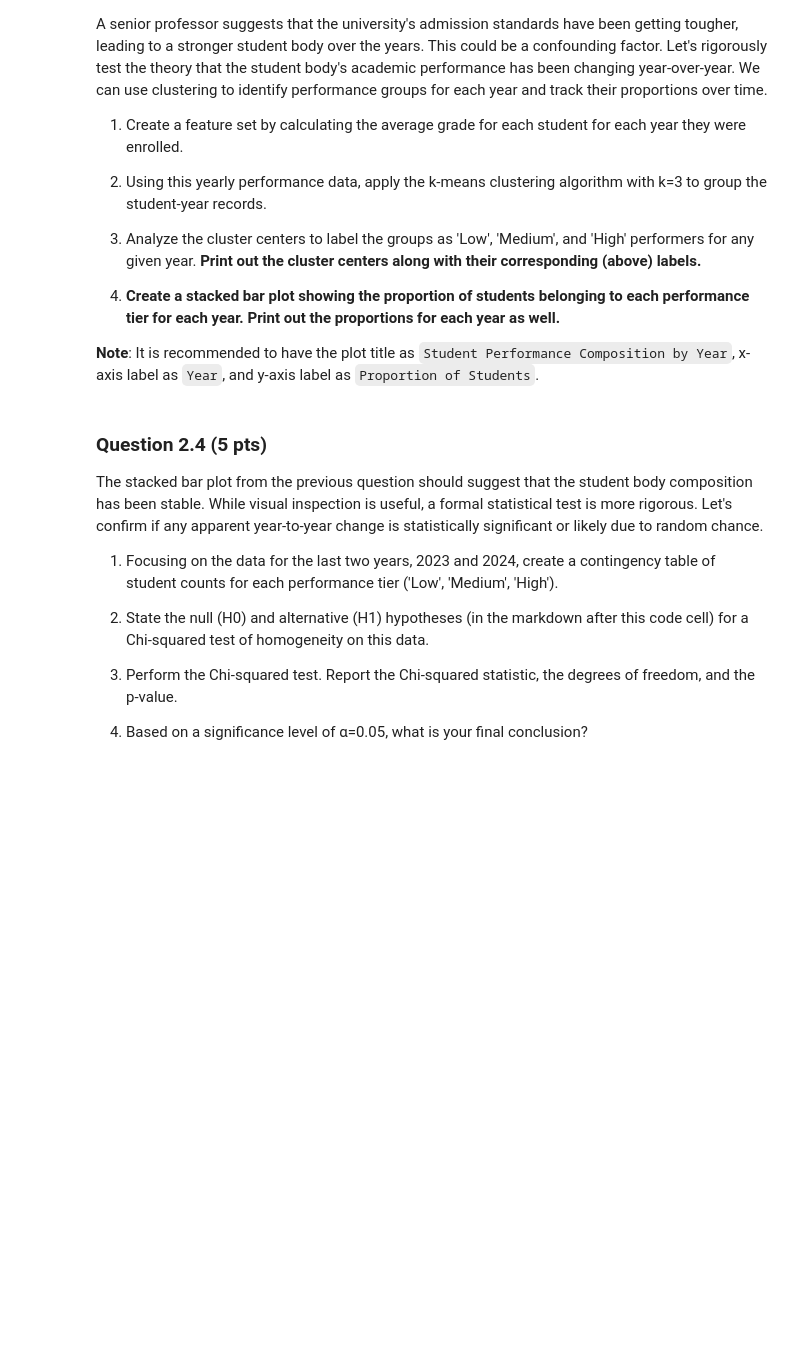
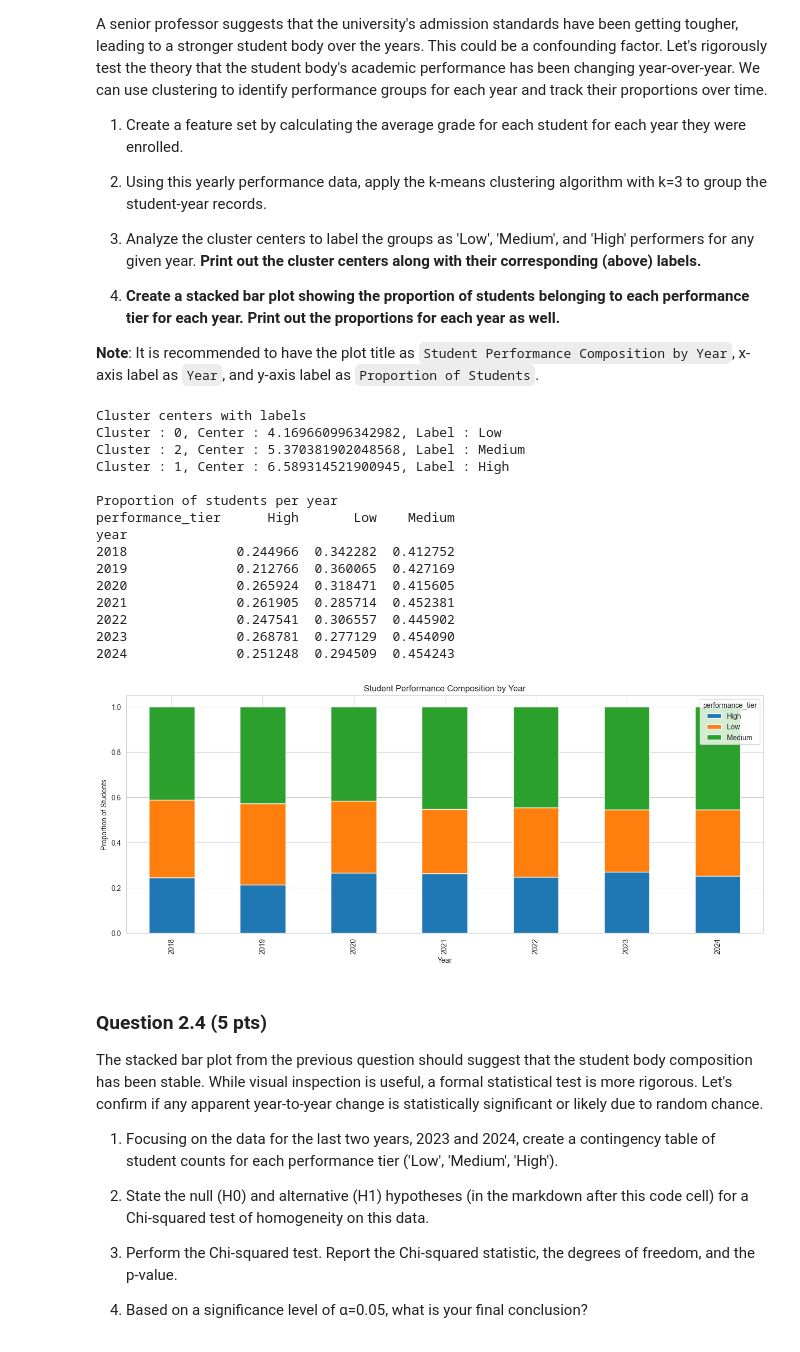
Before and after one commit to tosigame/ADA2025, a Jupyter notebook: res_homework/02_PROJECT_CHEATING_SCANDAL/2025_HW2.ipynb, the cells around one changed output. Cells and saved outputs as stored; diff of their text form; code cells hidden in the pictures; blank space fills up the shorter version.

```diff
--- a/res_homework/02_PROJECT_CHEATING_SCANDAL/2025_HW2.ipynb
+++ b/res_homework/02_PROJECT_CHEATING_SCANDAL/2025_HW2.ipynb
@@ -353,29 +353,73 @@ A senior professor suggests that the university's admission standards have been
 # %%
 from sklearn.cluster import KMeans
 
 ### (THE **OUTPUT** OF THIS CELL WILL BE USED FOR EVALUATION) ###
 
 # Subtask 1. Create features: average grade per student, per year
 # Create a feature set by calculating the average grade for each student for each year they were enrolled.
 
 ### YOUR CODE BELOW ###
+df_train = df.groupby(["year","student_id"])[["grade"]].mean().reset_index()
+X = df_train[["grade"]]
 
 # Subtask 2. Use k-means on the yearly average grade
 # Using this yearly performance data, apply the k-means clustering algorithm with k=3 to group the student-year records.
 
 ### YOUR CODE BELOW ###
+kmeans = KMeans(n_clusters=3, random_state=42)
+df_train["cluster"] = kmeans.fit_predict(X)
 
 # Subtask 3. Analyze and label the clusters
 # Analyze the cluster centers to label the groups as 'Low', 'Medium', and 'High' performers for any given year.
 # Print out the cluster centers along with their corresponding (above) labels.
 
 ### YOUR CODE BELOW ###
+cluster_centers = kmeans.cluster_centers_.flatten()
+clusters = {indx : cluster for indx,cluster in enumerate(cluster_centers)}
+sorted_clusters = sorted(clusters,key=clusters.get)
+labels = ["Low","Medium","High"]
+cluster_labels_dict = {idx : label for idx,label in zip(sorted_clusters,labels)}
+df_train["performance_tier"] = df_train["cluster"].map(cluster_labels_dict)
+print("Cluster centers with labels")
+for idx in sorted_clusters:
+    print(f"Cluster : {idx}, Center : {clusters[idx]}, Label : {cluster_labels_dict[idx]}")
 
 # Subtask 4. Calculate proportions and create the stacked bar plot
 # Create a stacked bar plot showing the proportion of students belonging to each performance tier for each year.
 # Print out the proportions for each year as well.
 
 ### YOUR CODE BELOW ###
+performance_counts = (
+    df_train.groupby(["year","performance_tier"]).size().unstack(fill_value=0)
+)
+
+proportions = performance_counts.div(performance_counts.sum(1), axis=0)
+
+print("\nProportion of students per year")
+print(proportions)
+
+proportions.plot(kind="bar",stacked=True,figsize=(16,6))
+plt.title("Student Performance Composition by Year")
+plt.xlabel("Year")
+plt.ylabel("Proportion of Students")
+plt.show()
+# %% [output]
+Cluster centers with labels
+Cluster : 0, Center : 4.169660996342982, Label : Low
+Cluster : 2, Center : 5.370381902048568, Label : Medium
+Cluster : 1, Center : 6.589314521900945, Label : High
+
+Proportion of students per year
+performance_tier      High       Low    Medium
+year
+2018              0.244966  0.342282  0.412752
+2019              0.212766  0.360065  0.427169
+2020              0.265924  0.318471  0.415605
+2021              0.261905  0.285714  0.452381
+2022              0.247541  0.306557  0.445902
+2023              0.268781  0.277129  0.454090
+2024              0.251248  0.294509  0.454243
+[figure, added]
 # %% [markdown]
 ### Question 2.4 (5 pts)
 The stacked bar plot from the previous question should suggest that the student body composition has been stable. While visual inspection is useful, a formal statistical test is more rigorous. Let's confirm if any apparent year-to-year change is statistically significant or likely due to random chance.
```
